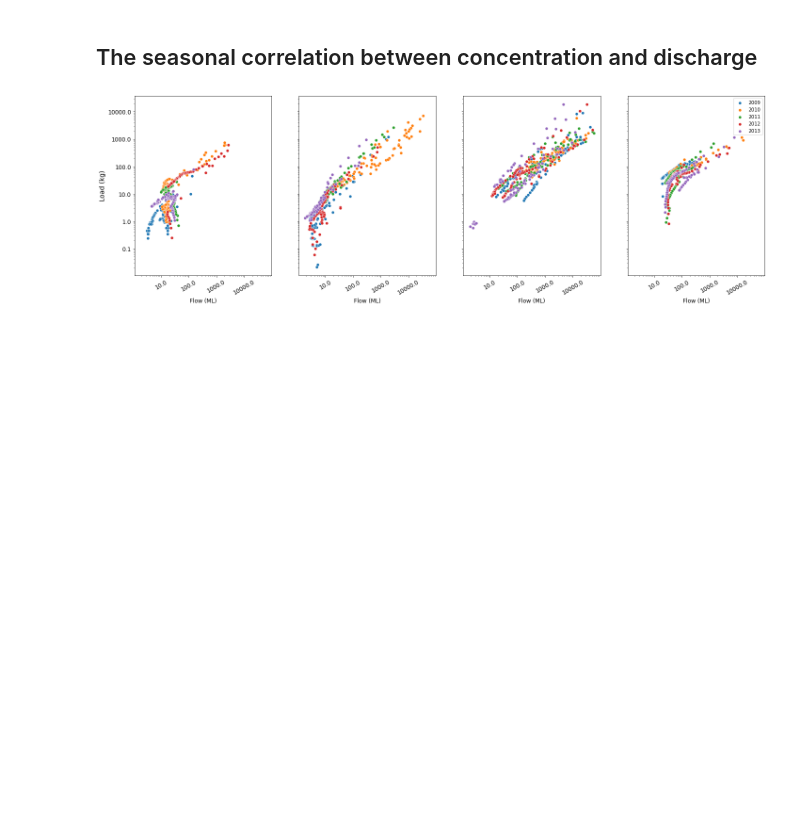
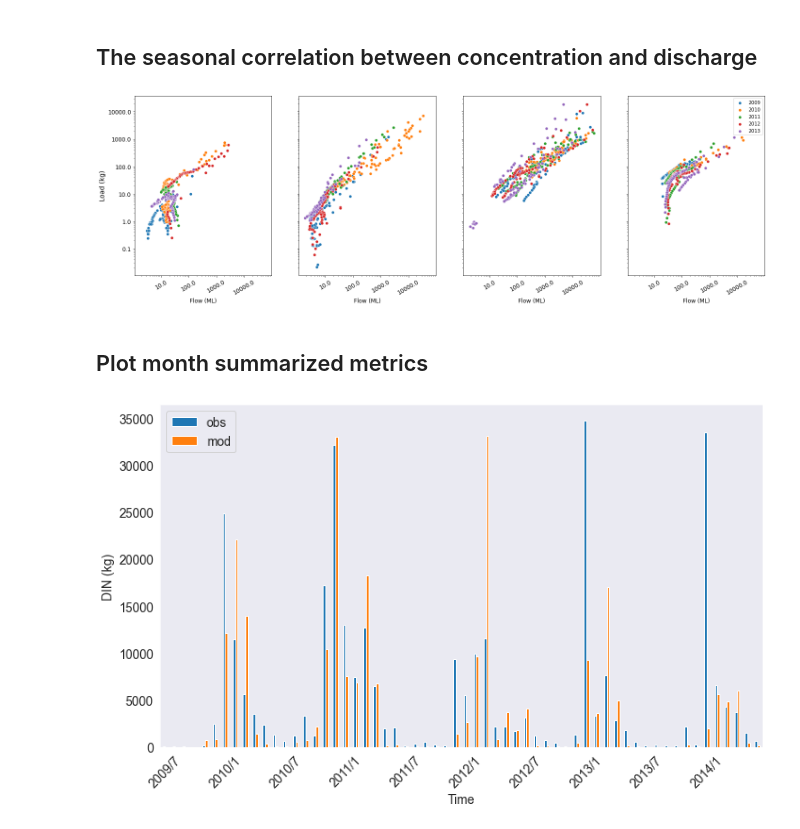
Before and after one commit to QianWanghhu/wqd_analyze, a Jupyter notebook: src/Plotings.ipynb, the cells around one changed output. Cells and saved outputs as stored; diff of their text form; code cells hidden in the pictures; blank space fills up the shorter version.

Commit message:
Add the calculation and plot for monthly data analysis

```diff
--- a/src/Plotings.ipynb
+++ b/src/Plotings.ipynb
@@ -227,3 +227,17 @@ plt.legend(df_ratio.index);
 plt.savefig(f'{outpath}figs/obs_season_load_flow.png', format='png', dpi=400, layout='tight')
 # %% [output]
 [figure]
+# %% [markdown]
+## Plot month summarized metrics
+# %%
+df_month = pd.read_csv(f'{outpath}mod_obs_month.csv', index_col = 'Month')
+# %%
+sns.set_style('dark')
+ax = df_month.plot(kind='bar', figsize=(12, 7), xlabel='Time', ylabel='DIN (kg)', fontsize=14)
+ax.set_xlabel(ax.get_xlabel(), fontsize=14);
+ax.set_ylabel(ax.get_ylabel(), fontsize=14);
+plt.xticks([i for i in range(0,df_month.shape[0], 6)], df_month.index[::6], rotation=45)
+plt.legend(df_month.columns, fontsize=14);
+plt.savefig(f'{outpath}figs/mod_obs_month.png', format='png', dpi=400, layout='tight')
+# %% [output]
+[figure, added]
```
Also changed, not shown: 1 other file.
